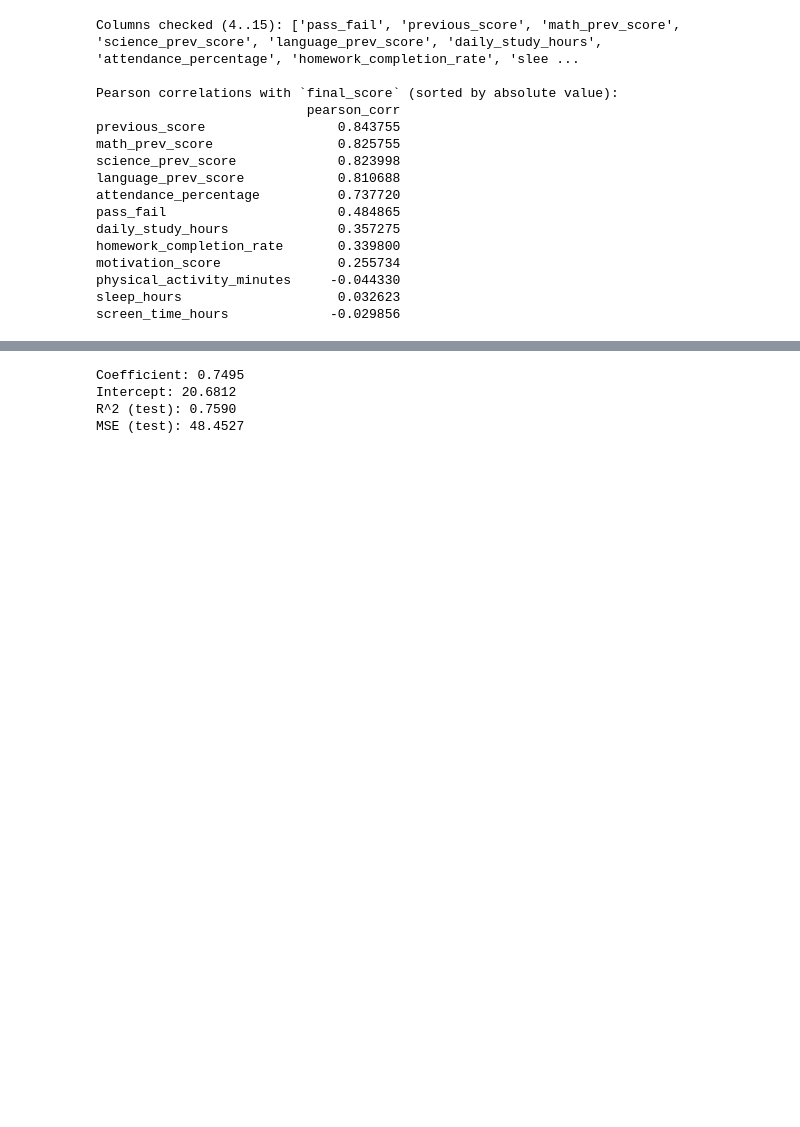
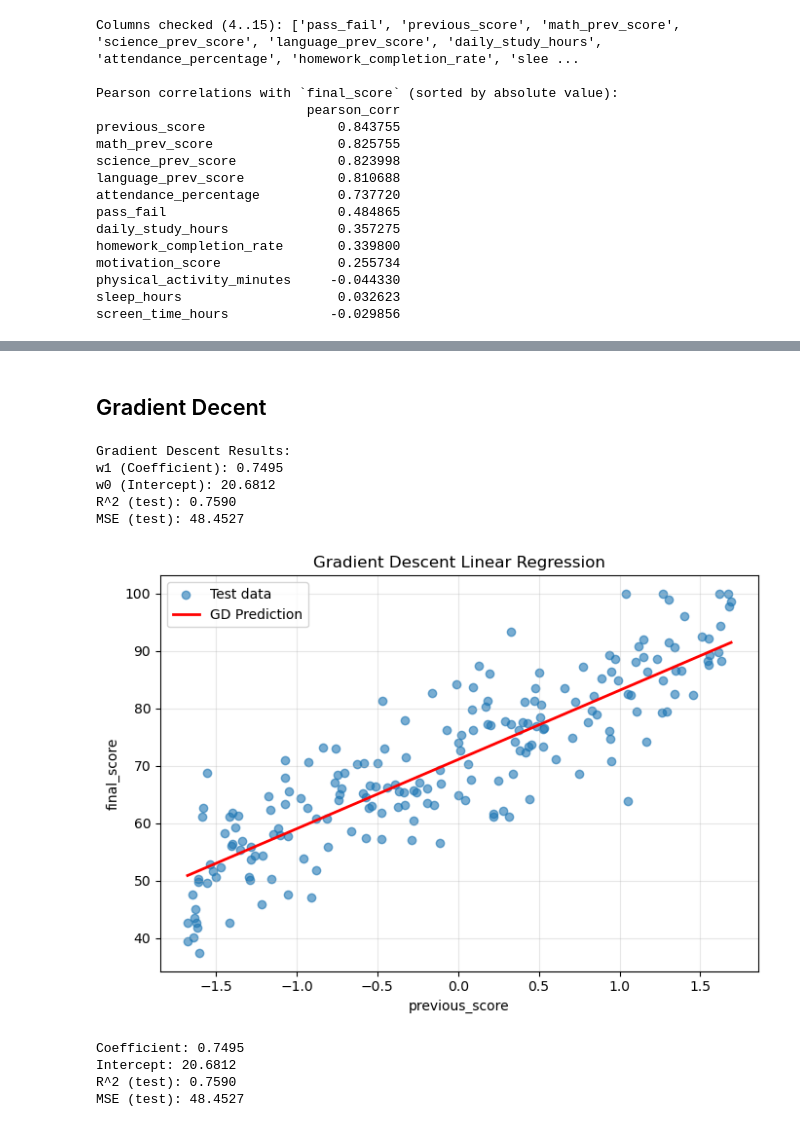
Before and after one commit to atognoob/AIO2026, a Jupyter notebook: 3_Project1/Simple linear regression_ Minh.ipynb, the cells around one changed output, grey strips where cells are left out. Saved outputs shown, nothing was run; the diff lists cells and outputs as text; code cells hidden in the pictures; blank space fills up the shorter version.

```diff
--- a/3_Project1/Simple linear regression_ Minh.ipynb
+++ b/3_Project1/Simple linear regression_ Minh.ipynb
@@ -84 +119,80 @@ screen_time_hours             -0.029856
+# %% [markdown]
+## Gradient Decent
+# %%
+def standardize_fit(X):
+    mu = X.mean(axis=0)
+    sigma = X.std(axis=0) + 1e-12
+    return mu, sigma
+
+def standardize_transform(X, mu, sigma):
+    return (X - mu) / sigma
+
+mu, sigma = standardize_fit(X_train)
+X_train_mu = standardize_transform(X_train, mu, sigma)
+X_test_mu = standardize_transform(X_test, mu, sigma)
+
+# Gradient Descent implementation from scratch
+# Flatten X_train since it's 2D (n, 1)
+X_train_flat = X_train_mu.ravel()
+X_test_flat = X_test_mu.ravel()
+# %%
+# Initialize parameters
+w1 = 0.0
+w0 = 0.0
+alpha = 0.05
+epochs = 2000
+
+# # Store cost history for visualization
+# cost_history = []
+
+# Gradient Descent Loop
+for epoch in range(epochs):
+    # Make predictions
+    y_pred = w1 * X_train_flat + w0
+
+    # Calculate errors
+    error = y_train - y_pred
+
+    # Calculate gradients
+    dw1 = (-2) * np.average(X_train_flat * error)
+    dw0 = (-2) * np.average(error)
+
+    # Update weights
+    w1 = w1 - alpha * dw1
+    w0 = w0 - alpha * dw0
+
+w1_original = w1 / sigma[0]
+w0_original = w0 - (w1 * mu[0] / sigma[0])
+
+print(f"\nGradient Descent Results:")
+print(f"w1 (Coefficient): {w1_original:.4f}")
+print(f"w0 (Intercept): {w0_original:.4f}")
+
+# Evaluate on test set
+y_pred_test = w1 * X_test_flat + w0
+mse_test = np.mean((y_test - y_pred_test) ** 2)
+r2_test = 1 - (np.sum((y_test - y_pred_test) ** 2) / np.sum((y_test - np.mean(y_test)) ** 2))
+
+print(f"R^2 (test): {r2_test:.4f}")
+print(f"MSE (test): {mse_test:.4f}")
+
+# Regression line
+plt.figure(figsize=(7,5))
+plt.scatter(X_test_flat, y_test, alpha=0.6, label='Test data')
+idx = np.argsort(X_test_flat)
+plt.plot(X_test_flat[idx], y_pred_test[idx], color='red', linewidth=2, label='GD Prediction')
+plt.xlabel('previous_score')
+plt.ylabel('final_score')
+plt.title('Gradient Descent Linear Regression')
+plt.legend()
+plt.grid(True, alpha=0.3)
+plt.tight_layout()
+plt.show()
+# %% [output]
+Gradient Descent Results:
+w1 (Coefficient): 0.7495
+w0 (Intercept): 20.6812
+R^2 (test): 0.7590
+MSE (test): 48.4527
+[figure, added]
 # %%
```
Also changed, not shown: parts of 10 cells of this notebook, 1 other file.
